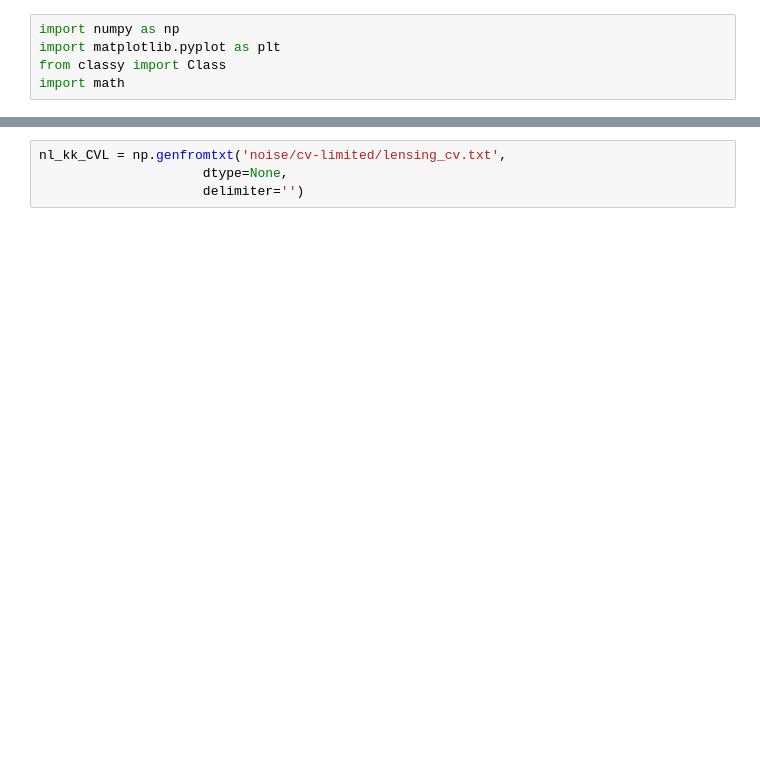
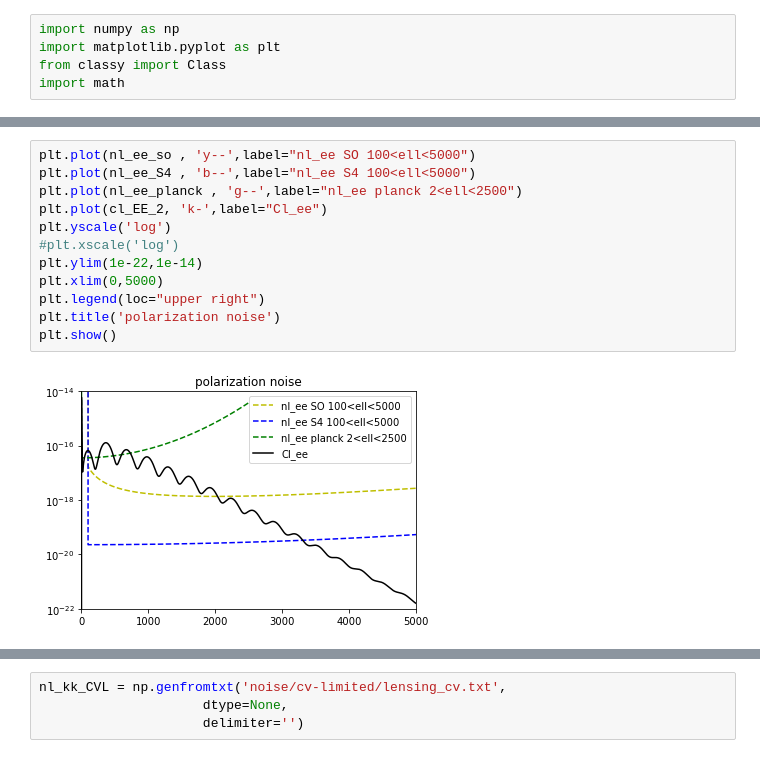
Before and after one commit to iej2106/fisher_dmb, a Jupyter notebook: residual_plots.ipynb, the cells around one changed output, grey strips where cells are left out. Saved outputs shown, nothing was run; the diff lists cells and outputs as text; blank space fills up the shorter version.

```diff
--- a/residual_plots.ipynb
+++ b/residual_plots.ipynb
@@ -101,0 +246,14 @@ Cl_kk_2 = np.array(Cl_est_kk2)
+# %%
+plt.plot(nl_ee_so , 'y--',label="nl_ee SO 100<ell<5000")
+plt.plot(nl_ee_S4 , 'b--',label="nl_ee S4 100<ell<5000")
+plt.plot(nl_ee_planck , 'g--',label="nl_ee planck 2<ell<2500")
+plt.plot(cl_EE_2, 'k-',label="Cl_ee")
+plt.yscale('log')
+#plt.xscale('log')
+plt.ylim(1e-22,1e-14)
+plt.xlim(0,5000)
+plt.legend(loc="upper right")
+plt.title('polarization noise')
+plt.show()
+# %% [output]
+[figure, added]
```
Also changed, not shown: parts of 26 cells of this notebook, 4 other files.
